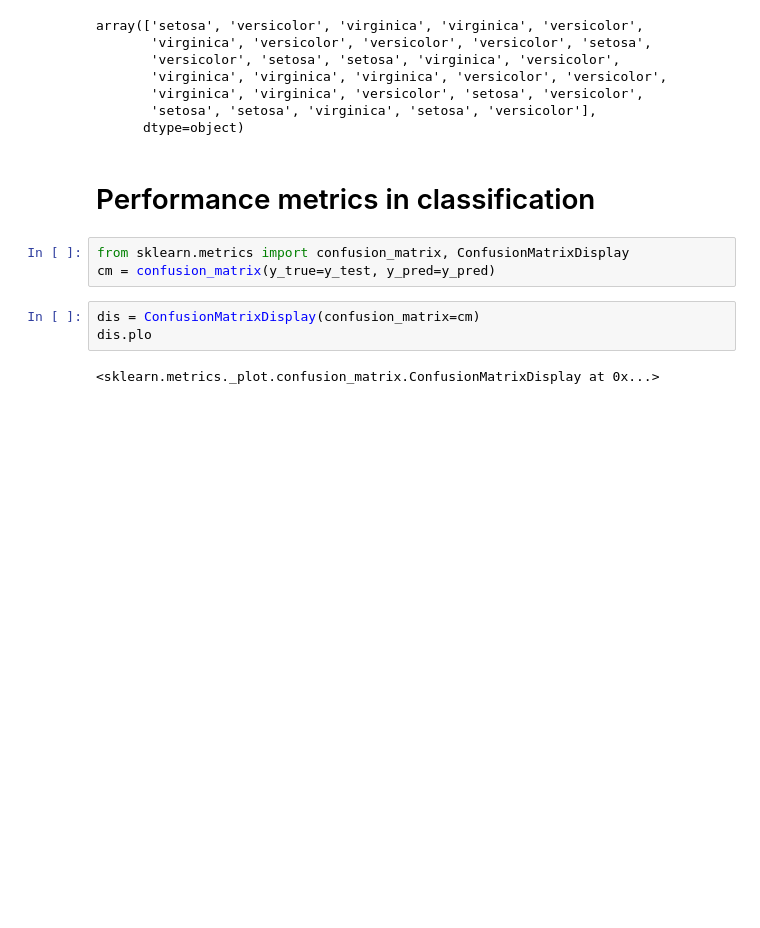
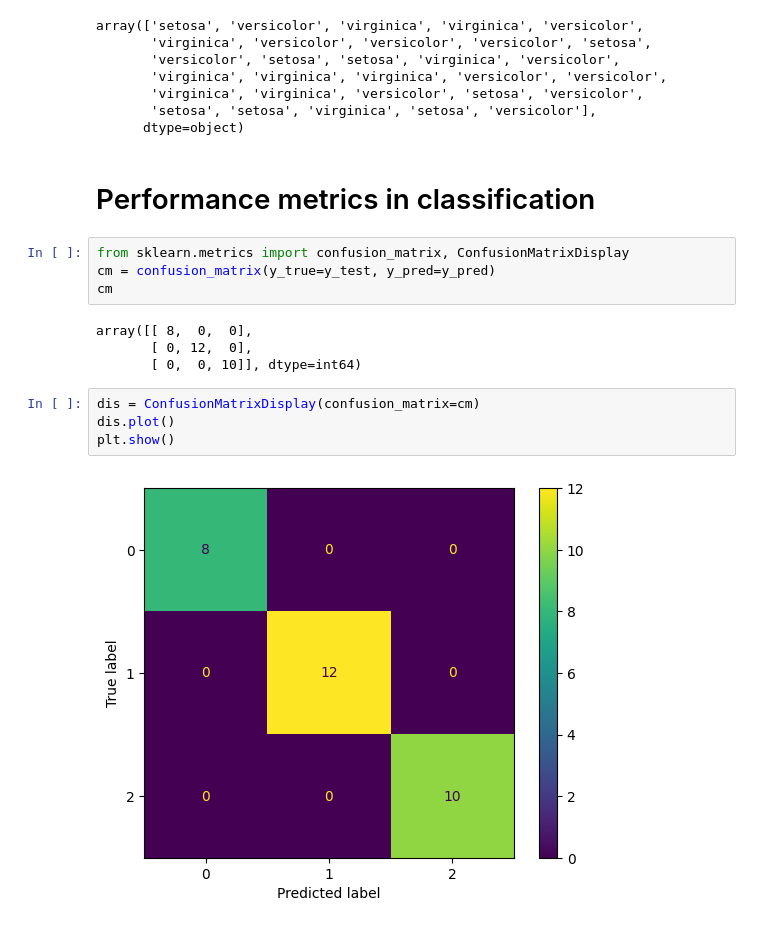
Before and after one commit to rajendra195/data_science_ML_Metro, a Jupyter notebook: week_07/day_05/classification.ipynb, the cells around one changed output. Drawn from its saved outputs; the diff is of its cells as text; blank space fills up the shorter version.

```diff
--- a/week_07/day_05/classification.ipynb
+++ b/week_07/day_05/classification.ipynb
@@ -183,8 +183,14 @@ array(['setosa', 'versicolor', 'virginica', 'virginica', 'versicolor',
 # %%
 from sklearn.metrics import confusion_matrix, ConfusionMatrixDisplay
 cm = confusion_matrix(y_true=y_test, y_pred=y_pred)
+cm
+# %% [output]
+array([[ 8,  0,  0],
+       [ 0, 12,  0],
+       [ 0,  0, 10]], dtype=int64)
 # %%
 dis = ConfusionMatrixDisplay(confusion_matrix=cm)
-dis.plo
+dis.plot()
+plt.show()
 # %% [output]
-<sklearn.metrics._plot.confusion_matrix.ConfusionMatrixDisplay at 0x...>
+[figure, added]
```
Also changed, not shown: parts of 3 cells of this notebook.
